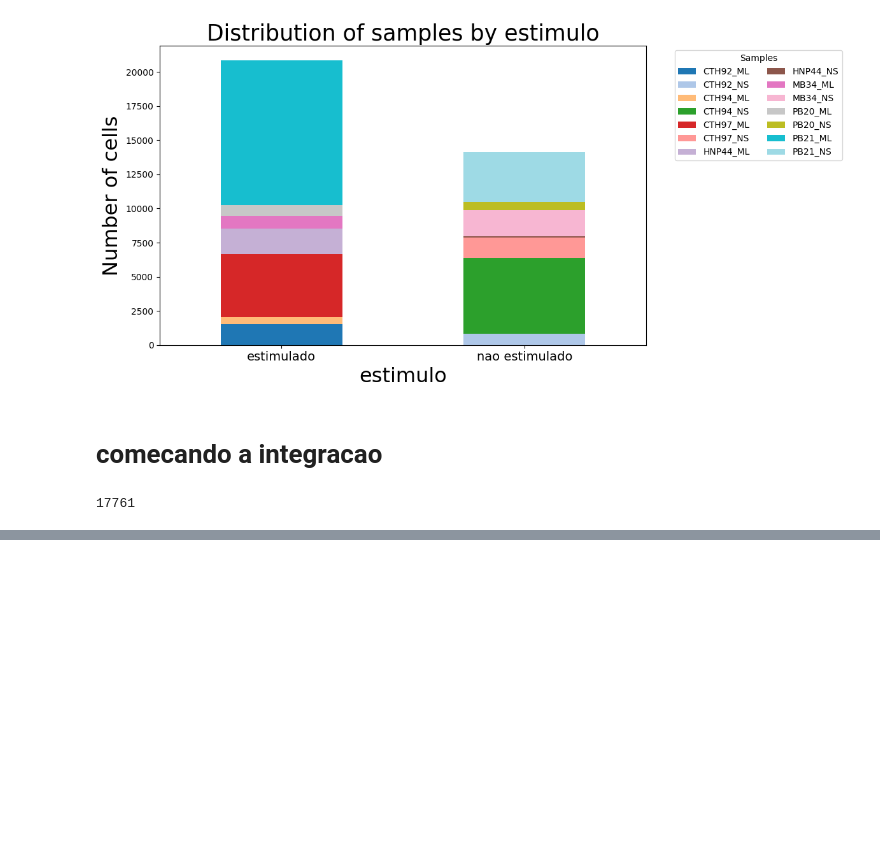
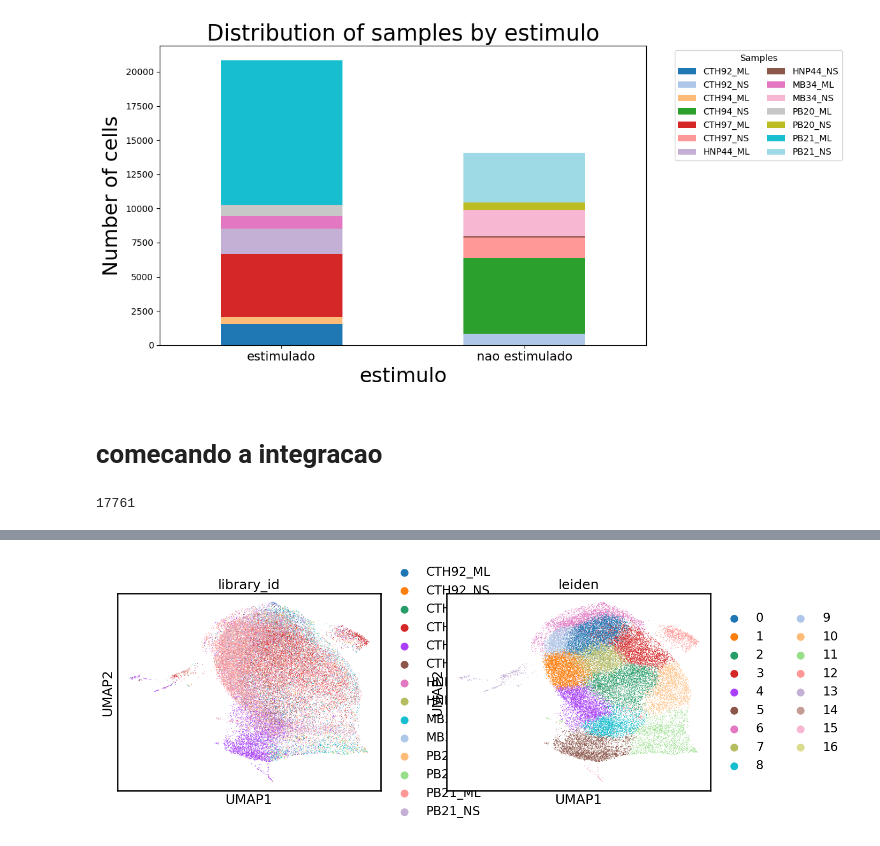
Before and after one commit to pedrovp161/singleCellTaru, a Jupyter notebook: src/scripts/processing.ipynb, the cells around one changed output, grey strips where cells are left out. Saved outputs shown, nothing was run; the diff lists cells and outputs as text; code cells hidden in the pictures; blank space fills up the shorter version.

```diff
--- a/src/scripts/processing.ipynb
+++ b/src/scripts/processing.ipynb
@@ -370,0 +363,2 @@ sc.pp.scale(bdata)
+# %%
+bdata_hvg = bdata[:, bdata.var['highly_variable']].copy()
@@ -370,0 +380,29 @@ sc.pp.scale(bdata)
+# %%
+import scanpy as sc
+import numpy as np
+import pandas as pd
+import scib
+import warnings
+from copy import deepcopy
+warnings.filterwarnings("ignore")
+
+# ──────────────────────────────────────────────────────────────
+# 1. Recriar objeto limpo a partir dos counts brutos
+#    (necessário: scib exige counts originais em .layers["counts"])
+# ──────────────────────────────────────────────────────────────
+adata_bench = sc.AnnData(
+    X=bdata_hvg.layers["counts"].copy(),
+    obs=bdata_hvg.obs[["library_id", "controles", "classificacao", "estimulo"]].copy(),
+    var=bdata_hvg.var[["mt", "rps", "rpl"]].copy()
+)
+adata_bench.layers["counts"] = adata_bench.X.copy()
+
+# PCA
+sc.tl.pca(adata_bench)
+
+# Parâmetros globais do benchmark
+BATCH_KEY  = "library_id"
+LABEL_KEY  = "classificacao"   # PB / MB / controle
+N_NEIGHBORS = 15
+
+print(adata_bench)
@@ -370,0 +423,2 @@ sc.pp.scale(bdata)
+# %%
+sca_adata = scib.ig.runScanorama(adata_bench, batch="library_id")
@@ -370,0 +445,8 @@ sc.pp.scale(bdata)
+# %%
+sca_adata.obsm["X_emb"]
+
+sc.pp.neighbors(sca_adata, use_rep="X_emb")
+sc.tl.umap(sca_adata)
+sc.tl.leiden(sca_adata)
+# %% [output]
+[figure, added]
```
Also changed, not shown: parts of 39 cells of this notebook, 2 other files.
